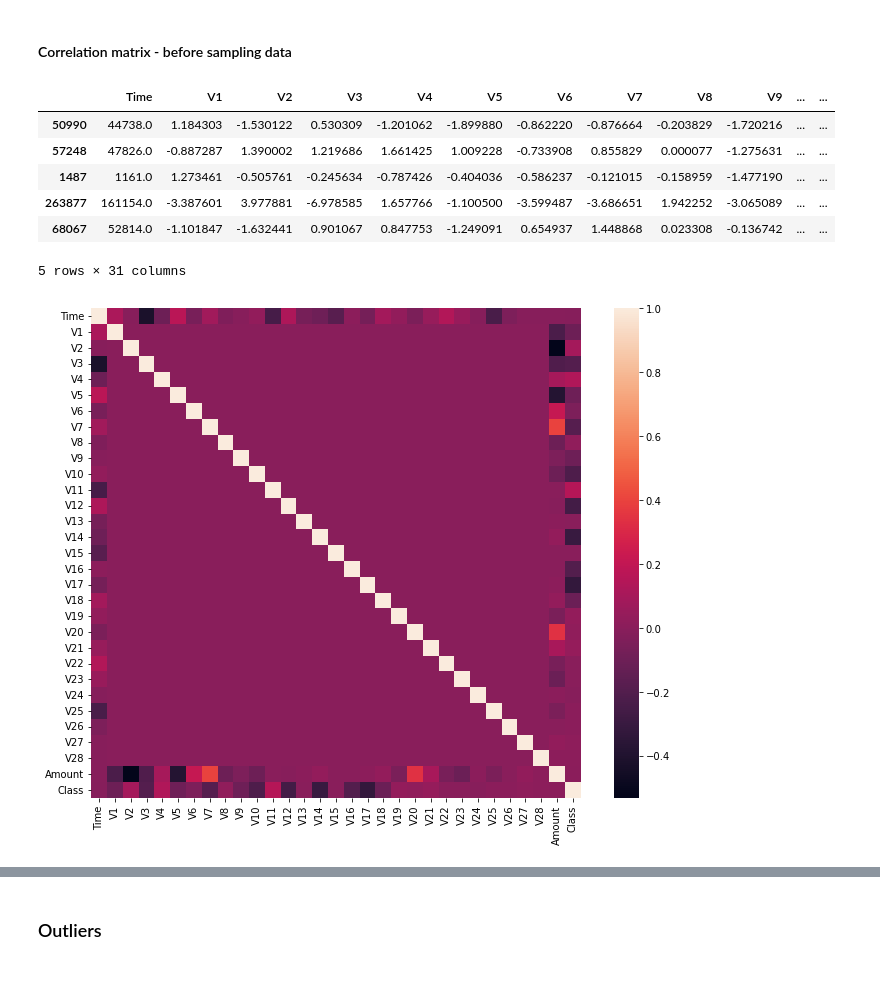
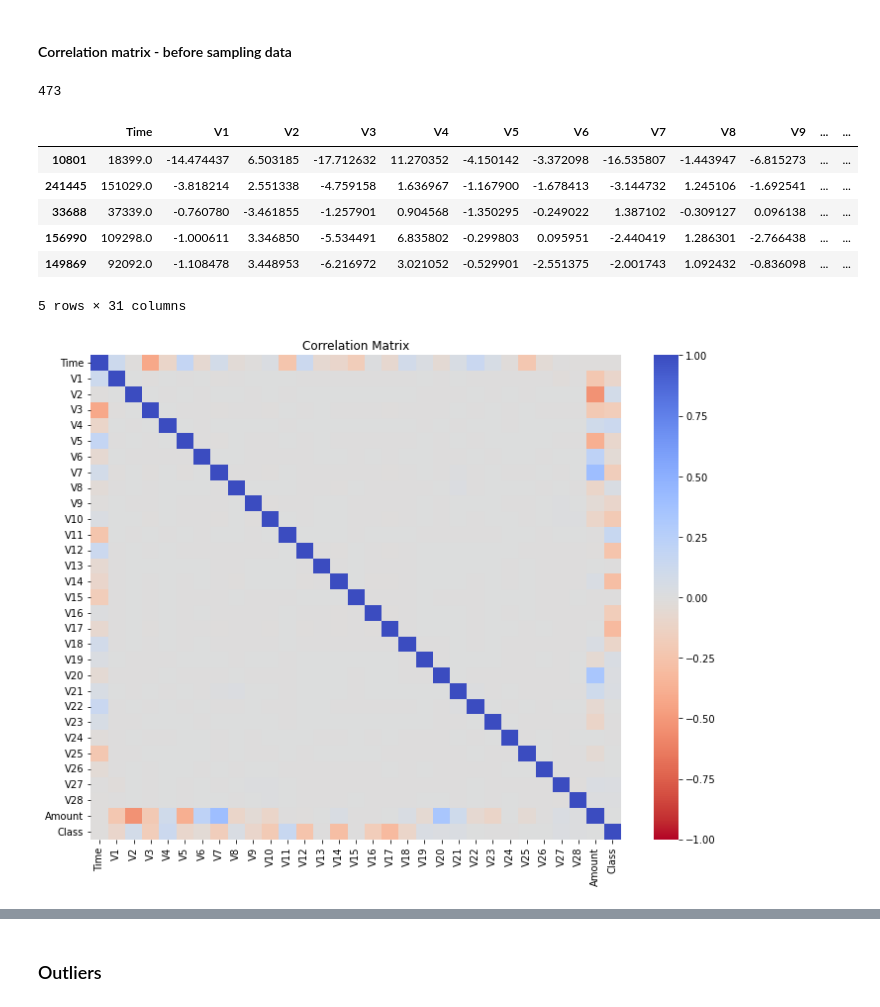
Before and after one commit to leobt23/Applications_DSE, a Jupyter notebook: code/data_exploration.ipynb, the cells around one changed output, grey strips where cells are left out. Cells and saved outputs as stored; diff of their text form; code cells hidden in the pictures; blank space fills up the shorter version.

```diff
--- a/code/data_exploration.ipynb
+++ b/code/data_exploration.ipynb
@@ -8,3 +10,4 @@ import pandas as pd
 # %%
 # Load dataset
 df = pd.read_csv('creditcard.csv')
+df_modified = df.copy()
@@ -37,0 +59,7 @@ print(df.columns)
+# %%
+# Inplace will modify the dataframe and not creating another one
+def del_duplicated(df):
+    df.drop_duplicates(inplace=True)
+    return df
+# %%
+df_modified = del_duplicated(df_modified)
@@ -119,34 +167,42 @@ Name: Amount, dtype: float64
 # %%
 # Since our classes are highly skewed we should make them equivalent in order to have a normal distribution of the classes.
 
-# Lets shuffle the data before creating the subsamples
+# Shuffle the data before creating the subsamples
 
-df = df.sample(frac=1)
+df_modified = df_modified.sample(frac=1)
 
-# amount of fraud classes 492 rows.
-fraud_df = df.loc[df['Class'] == 1]
-non_fraud_df = df.loc[df['Class'] == 0][:492]
+# Get the fraud transactions
+_fraud_df = df_modified[df_modified['Class'] == 1]
 
-normal_distributed_df = pd.concat([fraud_df, non_fraud_df])
+# Get the number of fraud transactions
+num_fraud = len(_fraud_df)
+print(num_fraud)
+
+# Extract an equal number of non-fraud transactions
+_non_fraud_df = df_modified[df_modified['Class'] == 0].iloc[:num_fraud]
+
+normal_distributed_df = pd.concat([_fraud_df, _non_fraud_df])
 
 # Shuffle dataframe rows
 new_df = normal_distributed_df.sample(frac=1, random_state=42)
 
 new_df.head()
 # %% [output]
+473
 |  | Time | V1 | V2 | V3 | V4 | V5 | V6 | V7 | V8 | V9 | ... | ... |
-| 50990 | 44738.0 | 1.184303 | -1.530122 | 0.530309 | -1.201062 | -1.899880 | -0.862220 | -0.876664 | -0.203829 | -1.720216 | ... | ... |
-| 57248 | 47826.0 | -0.887287 | 1.390002 | 1.219686 | 1.661425 | 1.009228 | -0.733908 | 0.855829 | 0.000077 | -1.275631 | ... | ... |
-| 1487 | 1161.0 | 1.273461 | -0.505761 | -0.245634 | -0.787426 | -0.404036 | -0.586237 | -0.121015 | -0.158959 | -1.477190 | ... | ... |
-| 263877 | 161154.0 | -3.387601 | 3.977881 | -6.978585 | 1.657766 | -1.100500 | -3.599487 | -3.686651 | 1.942252 | -3.065089 | ... | ... |
-| 68067 | 52814.0 | -1.101847 | -1.632441 | 0.901067 | 0.847753 | -1.249091 | 0.654937 | 1.448868 | 0.023308 | -0.136742 | ... | ... |
+| 10801 | 18399.0 | -14.474437 | 6.503185 | -17.712632 | 11.270352 | -4.150142 | -3.372098 | -16.535807 | -1.443947 | -6.815273 | ... | ... |
+| 241445 | 151029.0 | -3.818214 | 2.551338 | -4.759158 | 1.636967 | -1.167900 | -1.678413 | -3.144732 | 1.245106 | -1.692541 | ... | ... |
+| 33688 | 37339.0 | -0.760780 | -3.461855 | -1.257901 | 0.904568 | -1.350295 | -0.249022 | 1.387102 | -0.309127 | 0.096138 | ... | ... |
+| 156990 | 109298.0 | -1.000611 | 3.346850 | -5.534491 | 6.835802 | -0.299803 | 0.095951 | -2.440419 | 1.286301 | -2.766438 | ... | ... |
+| 149869 | 92092.0 | -1.108478 | 3.448953 | -6.216972 | 3.021052 | -0.529901 | -2.551375 | -2.001743 | 1.092432 | -0.836098 | ... | ... |
-5 rows × 31 columns
+5 rows × 31 columns
 # %%
 # Correlation Matrix
-corrmat = df.corr()
+corrmat = df_modified.corr()
 fig = plt.figure(figsize=(12, 9))
-sns.heatmap(corrmat, vmax=1, square=True)
+sns.heatmap(corrmat, cmap='coolwarm_r', vmin=-1, vmax=1)
+plt.title("Correlation Matrix")
 plt.show()
 #
 # %% [output]
-[figure, old version]
+[figure, new version]
```
Also changed, not shown: parts of 34 cells of this notebook, 8 other files.
